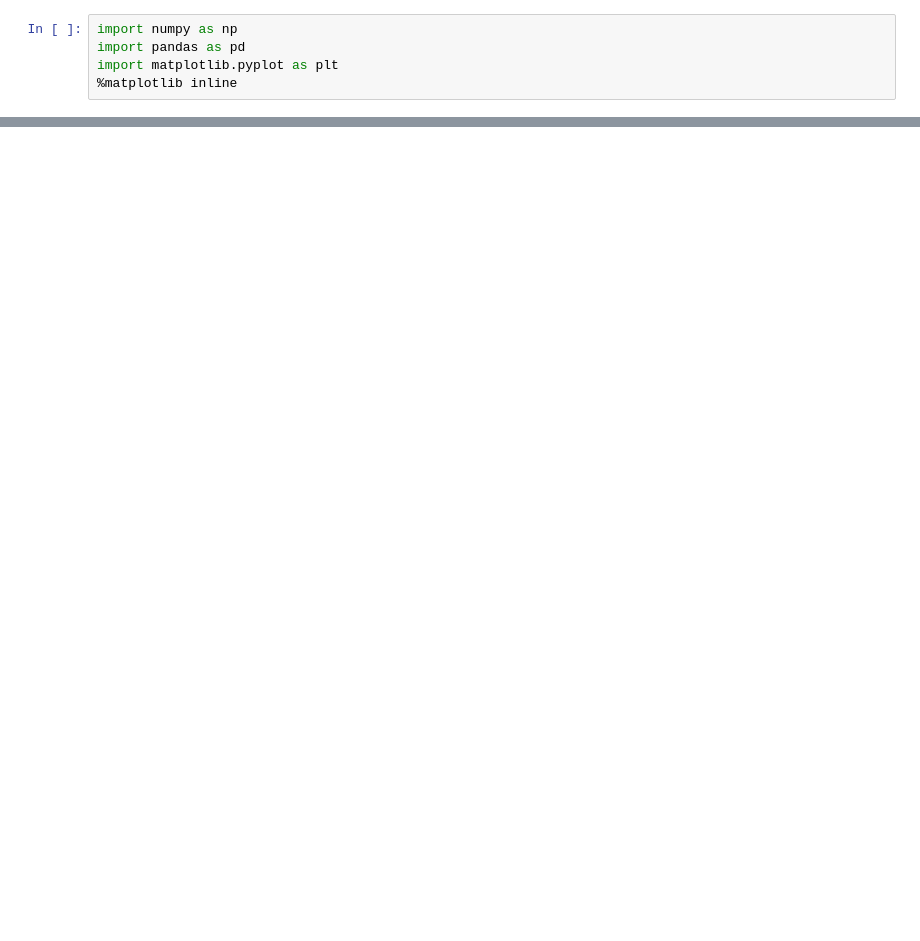
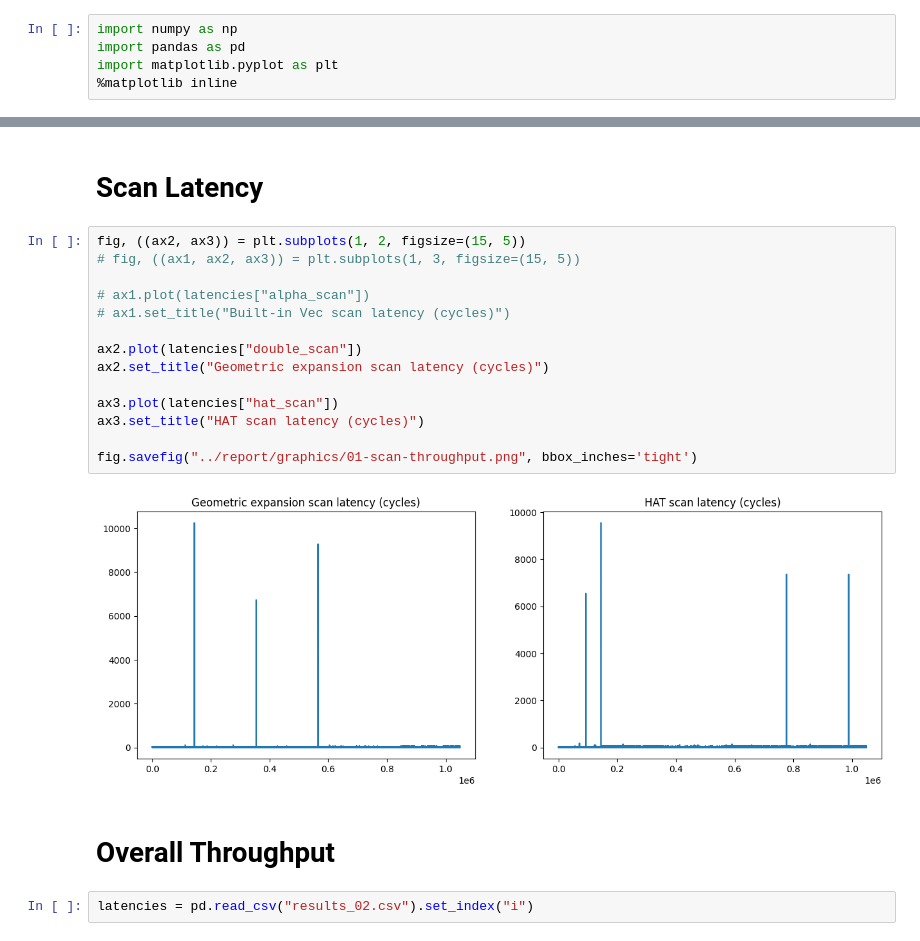
Before and after one commit to nngerncham/cs315_apal, a Jupyter notebook: assignments/asn01/01-better-resizable-arrays/Latency Analysis.ipynb, the cells around one changed output, grey strips where cells are left out. Saved outputs shown, nothing was run; the diff lists cells and outputs as text; blank space fills up the shorter version.

```diff
--- a/assignments/asn01/01-better-resizable-arrays/Latency Analysis.ipynb
+++ b/assignments/asn01/01-better-resizable-arrays/Latency Analysis.ipynb
@@ -30,0 +47,22 @@ ax3.set_ylim(0, data_max)
+# %% [markdown]
+# Scan Latency
+# %%
+fig, ((ax2, ax3)) = plt.subplots(1, 2, figsize=(15, 5))
+# fig, ((ax1, ax2, ax3)) = plt.subplots(1, 3, figsize=(15, 5))
+
+# ax1.plot(latencies["alpha_scan"])
+# ax1.set_title("Built-in Vec scan latency (cycles)")
+
+ax2.plot(latencies["double_scan"])
+ax2.set_title("Geometric expansion scan latency (cycles)")
+
+ax3.plot(latencies["hat_scan"])
+ax3.set_title("HAT scan latency (cycles)")
+
+fig.savefig("../report/graphics/01-scan-throughput.png", bbox_inches='tight')
+# %% [output]
+[figure, added]
+# %% [markdown]
+# Overall Throughput
+# %%
+latencies = pd.read_csv("results_02.csv").set_index("i")
```
Also changed, not shown: parts of 6 cells of this notebook, 11 other files.
